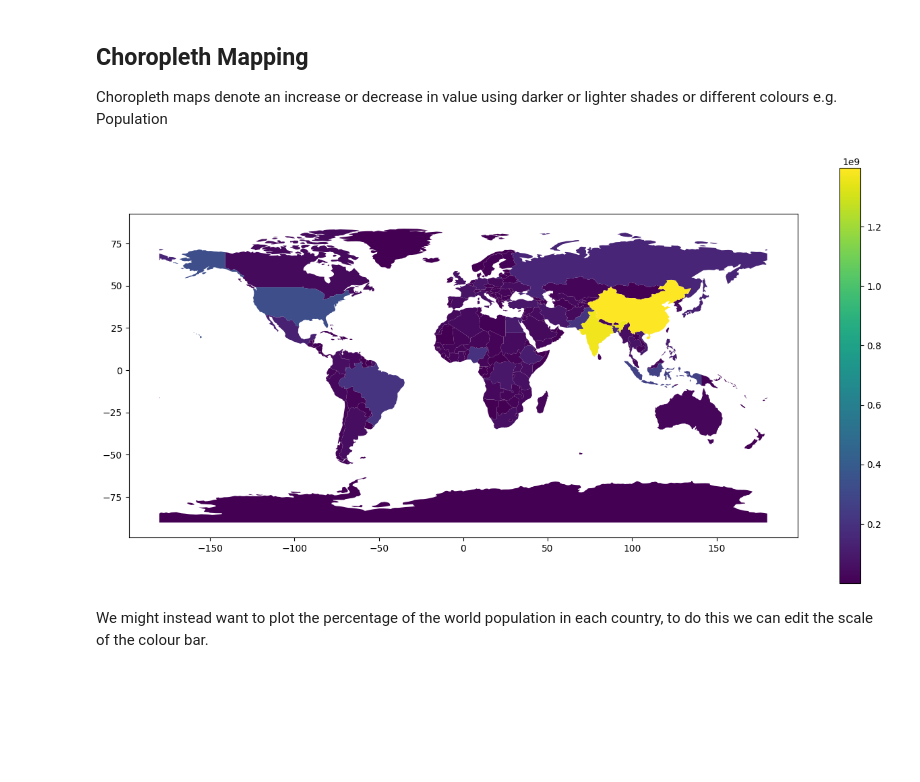
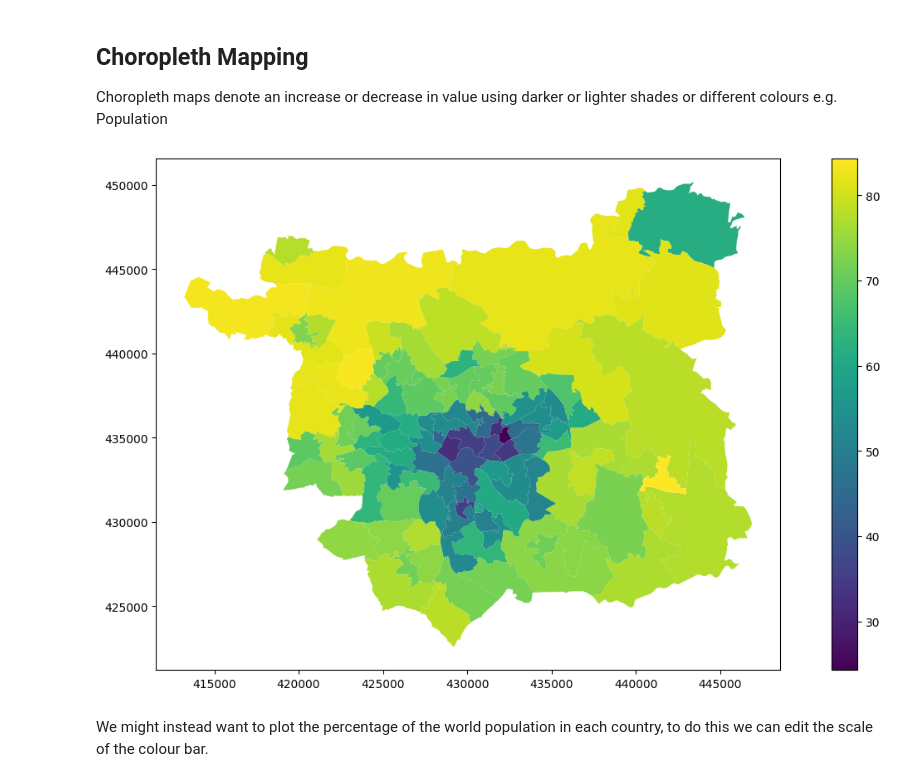
Before and after one commit to lancelotH/Drucker, a Jupyter notebook: MSc_GIS_Intro_to_Python_part_3_updated.ipynb, the cells around one changed output. Drawn from its saved outputs; the diff is of its cells as text; code cells hidden in the pictures; blank space fills up the shorter version.

```diff
--- a/MSc_GIS_Intro_to_Python_part_3_updated.ipynb
+++ b/MSc_GIS_Intro_to_Python_part_3_updated.ipynb
@@ -58,6 +58,9 @@ urlcountries = "https://naciscdn.org/naturalearth/110m/cultural/ne_110m_admin_0_
 urlcities = "https://naciscdn.org/naturalearth/110m/cultural/ne_110m_populated_places.zip"
 cities = gpd.read_file(urlcities)
 countries = gpd.read_file(urlcountries)
+# %%
+shapefile_path = "/content/msoa/msoa_py.shp"  # 修改为实际的文件路径
+msoa = gpd.read_file(shapefile_path)
 # %% [markdown]
 ### Data Exploration
 Just as we have done before we are going to explore the data by having a look at the dataframes and by visualising both the data sets.
@@ -219,11 +179,11 @@ Choropleth maps denote an increase or decrease in value using darker or lighter
 # %%
 # Define plot size
 f,ax = plt.subplots(1, figsize=(16,8))
 # Plot the countries, specifying to plot the population estimate column
 # Add legend
-countries.plot(ax=ax, column ='POP_EST', legend=True)
+msoa.plot(ax=ax, column ='avg_bey39', legend=True)
 plt.show()
 # %% [output]
-[figure, old version]
+[figure, new version]
 # %% [markdown]
 We might instead want to plot the percentage of the world population in each country, to do this we can edit the scale of the colour bar.
```
Also changed, not shown: parts of 24 cells of this notebook.
